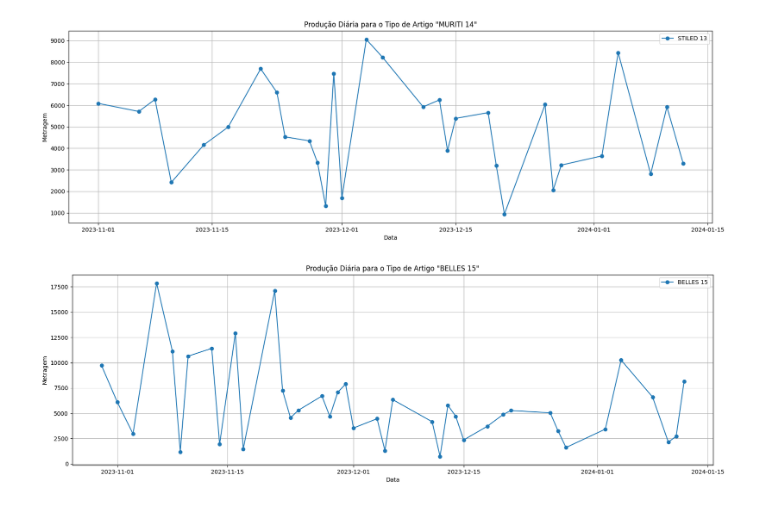
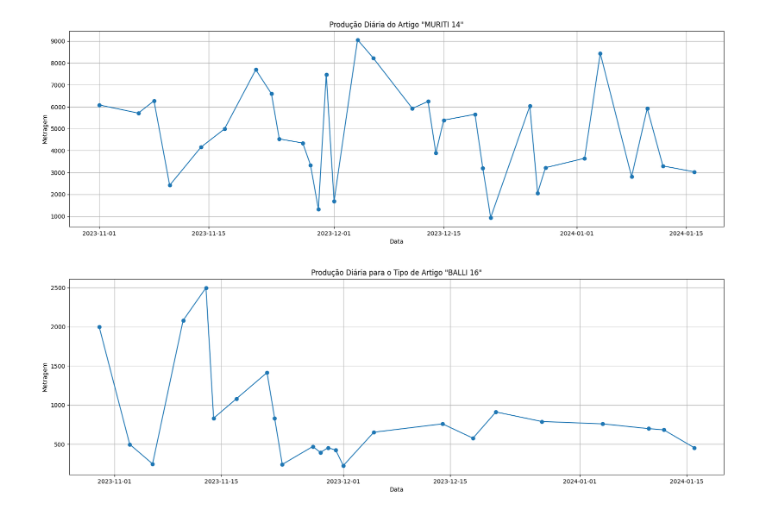
Before and after one commit to luisfernandogbraga/ANALISE_DE_PRODU-O_DULOREN, a Jupyter notebook: PRODUÇÃO.ipynb, the cells around one changed output. Saved outputs shown, nothing was run; the diff lists cells and outputs as text; code cells hidden in the pictures.

Commit message:
atualizacao diaria

```diff
--- a/PRODUÇÃO.ipynb
+++ b/PRODUÇÃO.ipynb
@@ -191,29 +199,25 @@ producao_diaria = dados.groupby('DATA')['METRAGEM'].sum().reset_index()
 
 # Plote o gráfico
 plt.figure(figsize=(20, 6))
-plt.plot(producao_diaria['DATA'], producao_diaria['METRAGEM'], marker='o', label='STILED 13')
-plt.title('Produção Diária para o Tipo de Artigo "MURITI 14"')
+plt.plot(producao_diaria['DATA'], producao_diaria['METRAGEM'], marker='o', label='MURITI 14')
+plt.title('Produção Diária do Artigo "MURITI 14"')
 plt.xlabel('Data')
 plt.ylabel('Metragem')
-plt.legend()
 plt.grid(True)
-plt.show()
 # %% [output]
-[figure, old version]
+[figure, new version]
 # %%
-dados = df[df['ARTIGO'] == 'BELLES 15']
+dados = df[df['ARTIGO'] == 'BALLI 16']
 
 # Agrupe os dados por data e some a metragem diária
 producao_diaria = dados.groupby('DATA')['METRAGEM'].sum().reset_index()
 
 # Plote o gráfico
 plt.figure(figsize=(20, 6))
-plt.plot(producao_diaria['DATA'], producao_diaria['METRAGEM'], marker='o', label='BELLES 15')
-plt.title('Produção Diária para o Tipo de Artigo "BELLES 15"')
+plt.plot(producao_diaria['DATA'], producao_diaria['METRAGEM'], marker='o', label='BALLI 16')
+plt.title('Produção Diária para o Tipo de Artigo "BALLI 16"')
 plt.xlabel('Data')
 plt.ylabel('Metragem')
-plt.legend()
 plt.grid(True)
-plt.show()
 # %% [output]
-[figure, old version]
+[figure, new version]
```
Also changed, not shown: parts of 10 cells of this notebook, 2 other files.
